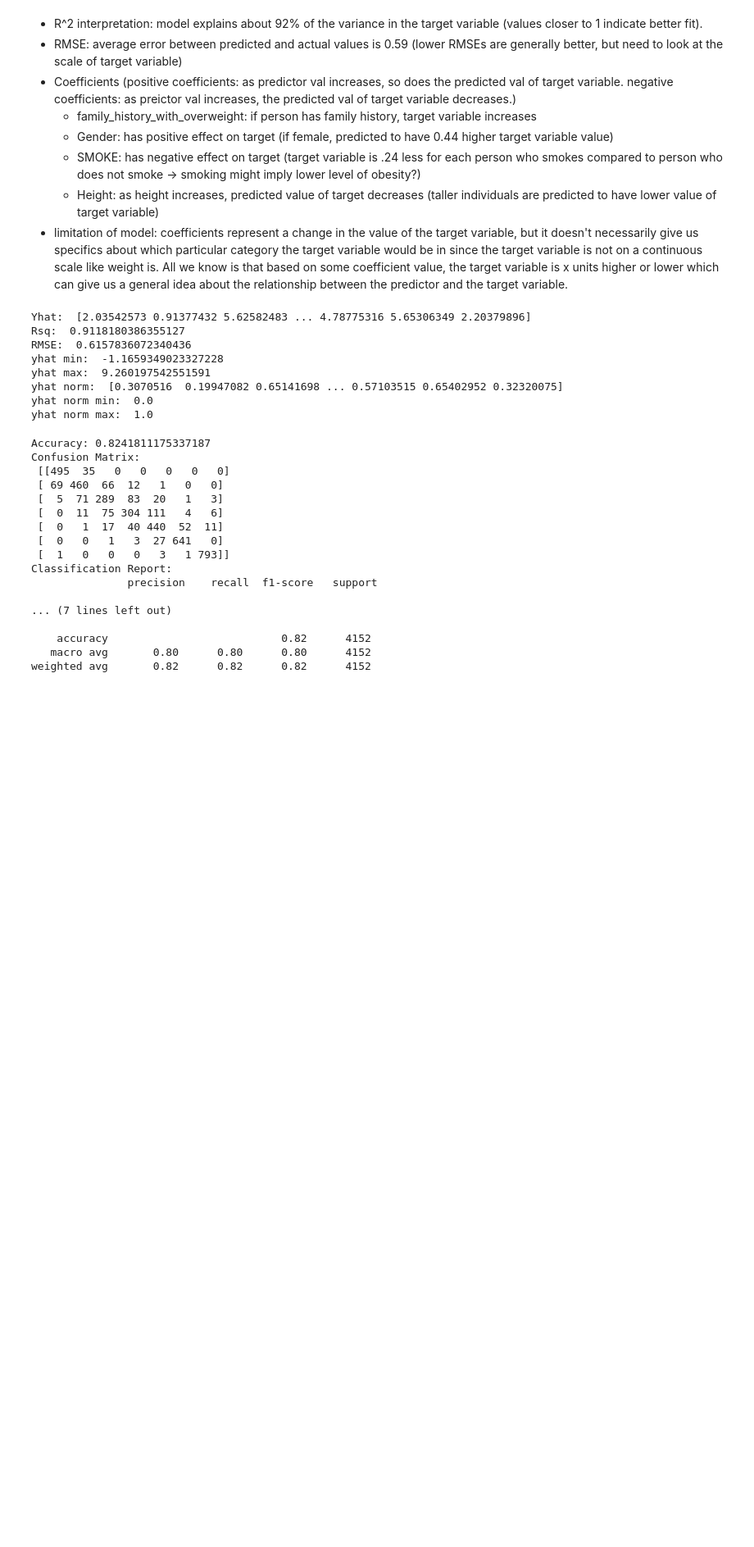
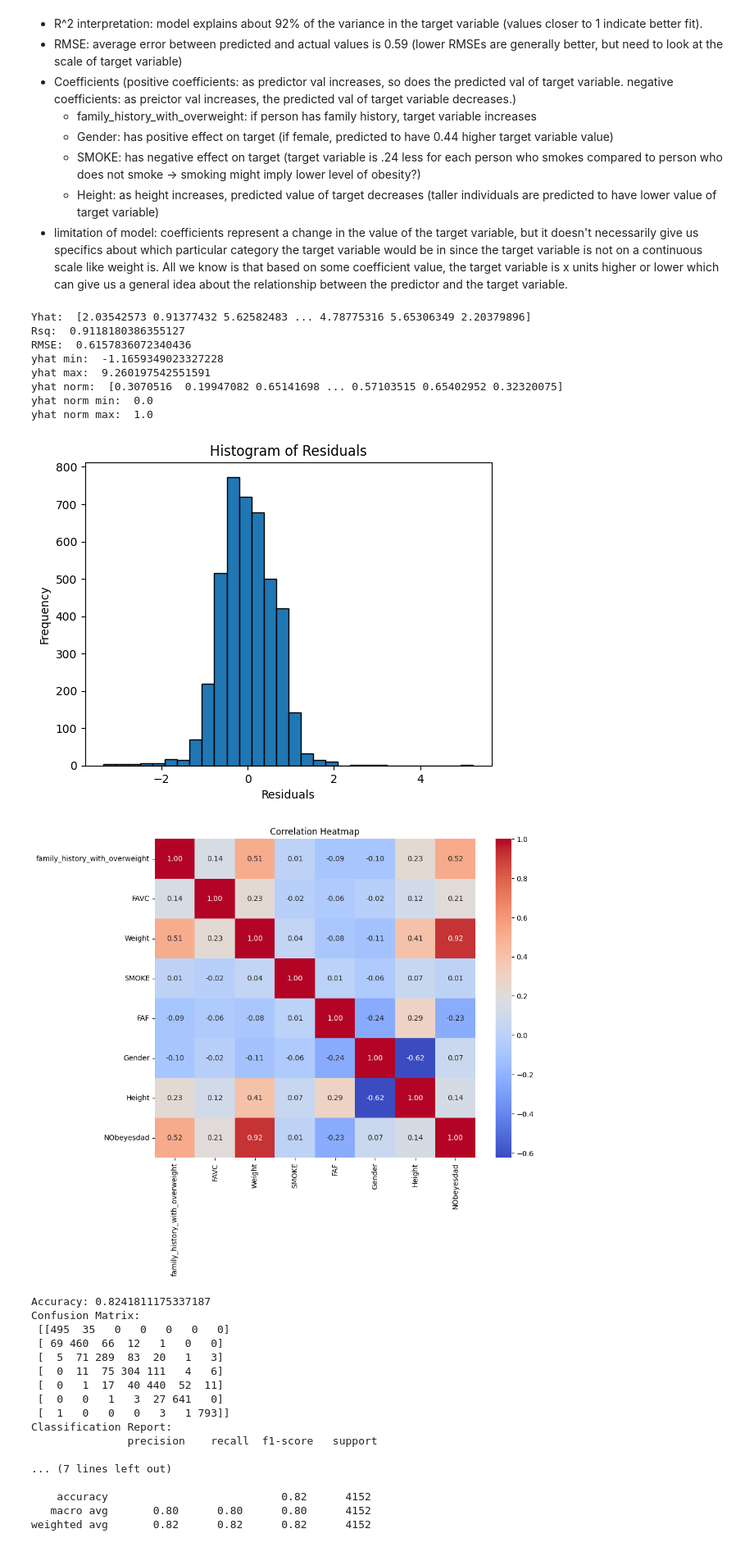
Before and after one commit to rtg7bs/ml-project-group, a Jupyter notebook: results.ipynb, the cells around one changed output. Shown at 82% size. Saved outputs shown, nothing was run; the diff lists cells and outputs as text; code cells hidden in the pictures; blank space fills up the shorter version.

Commit message:
visualizations of results of model

```diff
--- a/results.ipynb
+++ b/results.ipynb
@@ -274,6 +335,26 @@ yhat max:  9.260197542551591
 yhat norm:  [0.3070516  0.19947082 0.65141698 ... 0.57103515 0.65402952 0.32320075]
 yhat norm min:  0.0
 yhat norm max:  1.0
+# %%
+import matplotlib.pyplot as plt
+residuals = y_test - y_hat
+
+
+plt.hist(residuals, bins=30, edgecolor='black')
+plt.xlabel('Residuals')
+plt.ylabel('Frequency')
+plt.title('Histogram of Residuals')
+plt.show()
+
+import seaborn as sns
+correlation_matrix = Z_train.join(y_train).corr()
+plt.figure(figsize=(10, 8))
+sns.heatmap(correlation_matrix, annot=True, cmap='coolwarm', fmt='.2f')
+plt.title('Correlation Heatmap')
+plt.show()
+# %% [output]
+[figure, added]
+[figure, added]
 # %%
 # logistic regression
 from sklearn.linear_model import LogisticRegression
```
Also changed, not shown: parts of 3 cells of this notebook.
